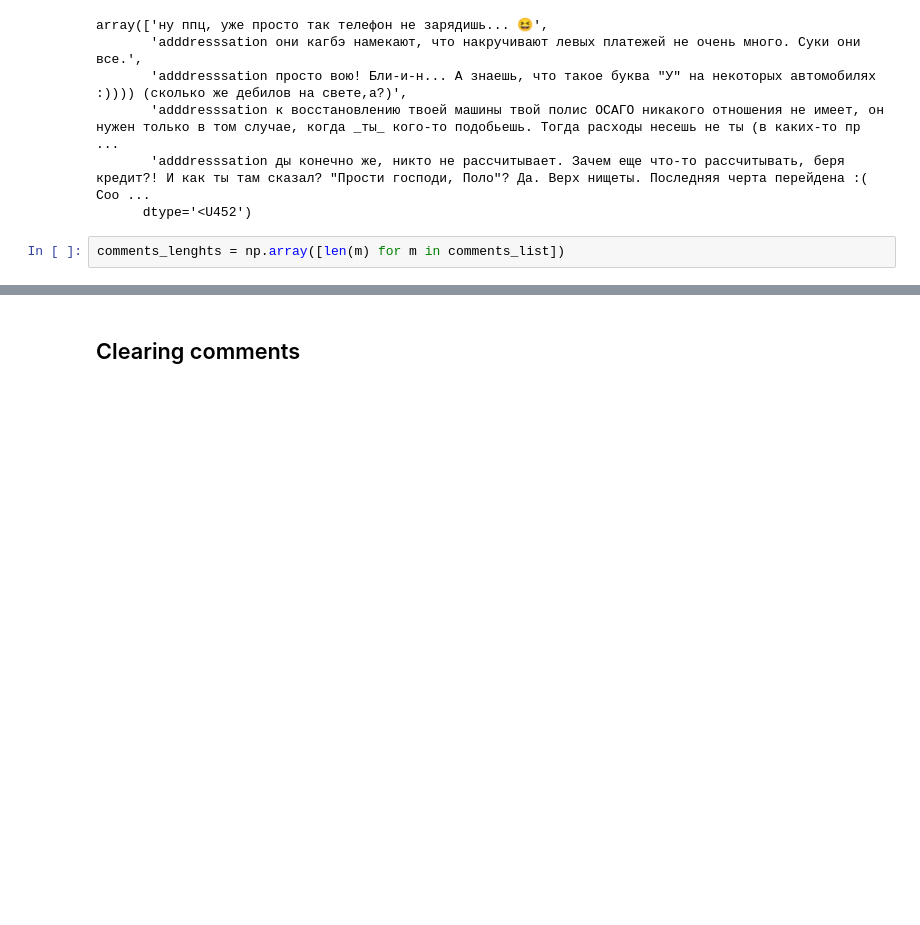
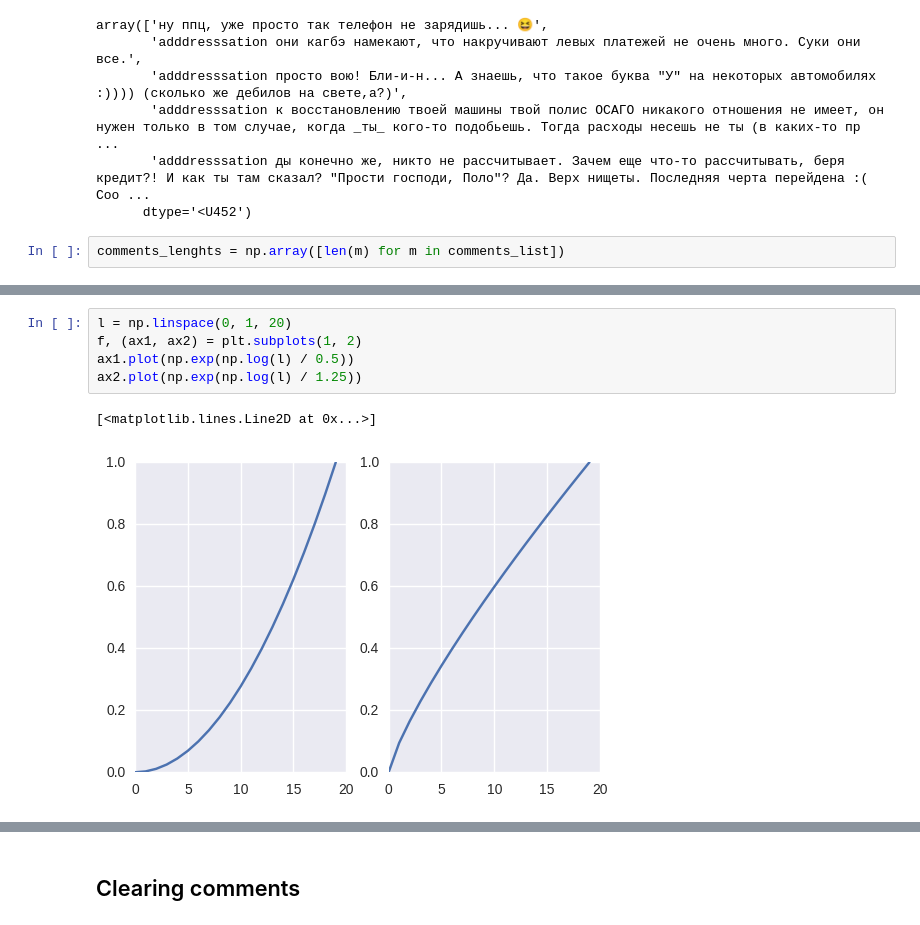
Before and after one commit to EvgenyKashin/CommentsAnalysis, a Jupyter notebook: comments_both.ipynb, the cells around one changed output, grey strips where cells are left out. Drawn from its saved outputs; the diff is of its cells as text; blank space fills up the shorter version.

```diff
--- a/comments_both.ipynb
+++ b/comments_both.ipynb
@@ -665,0 +855,8 @@ comments_lenghts = np.array([len(m) for m in comments_list])
+# %%
+l = np.linspace(0, 1, 20)
+f, (ax1, ax2) = plt.subplots(1, 2)
+ax1.plot(np.exp(np.log(l) / 0.5))
+ax2.plot(np.exp(np.log(l) / 1.25))
+# %% [output]
+[<matplotlib.lines.Line2D at 0x...>]
+[figure, added]
```
Also changed, not shown: parts of 41 cells of this notebook, 1 other file.
